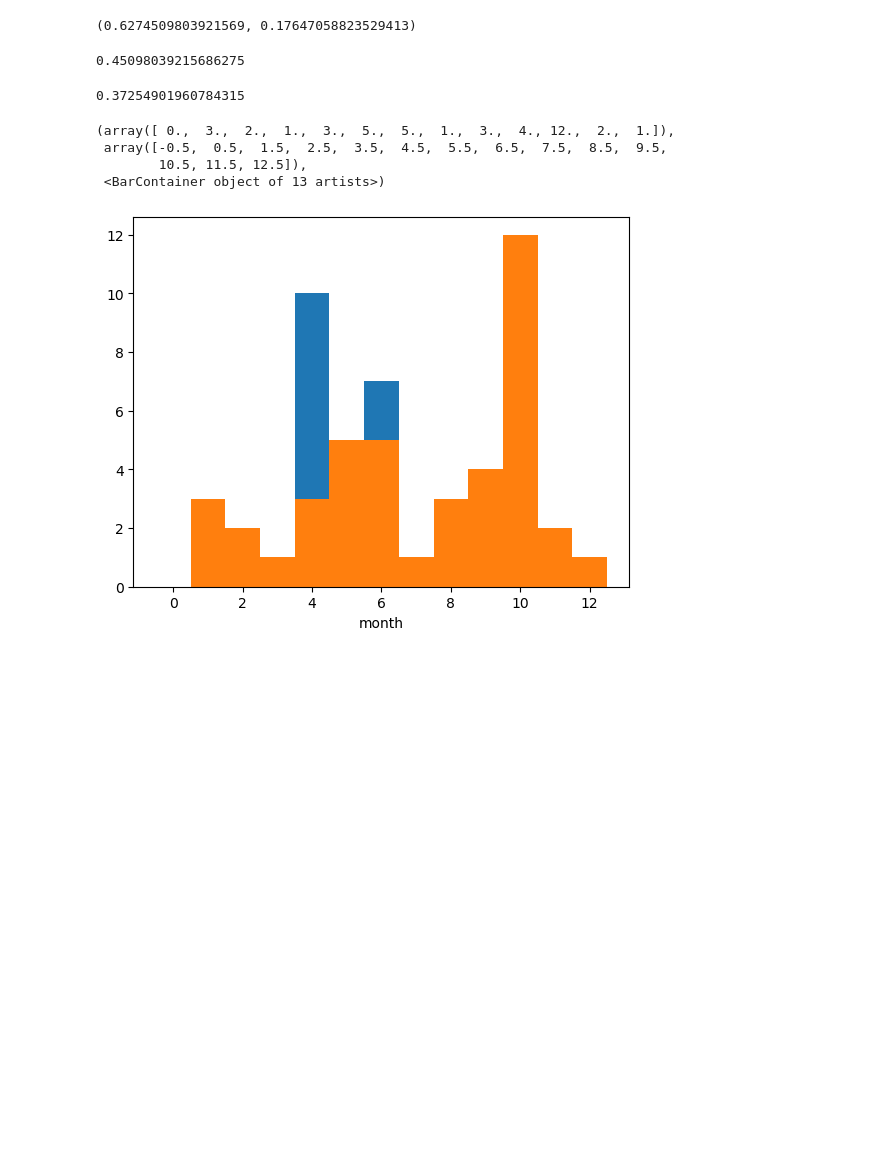
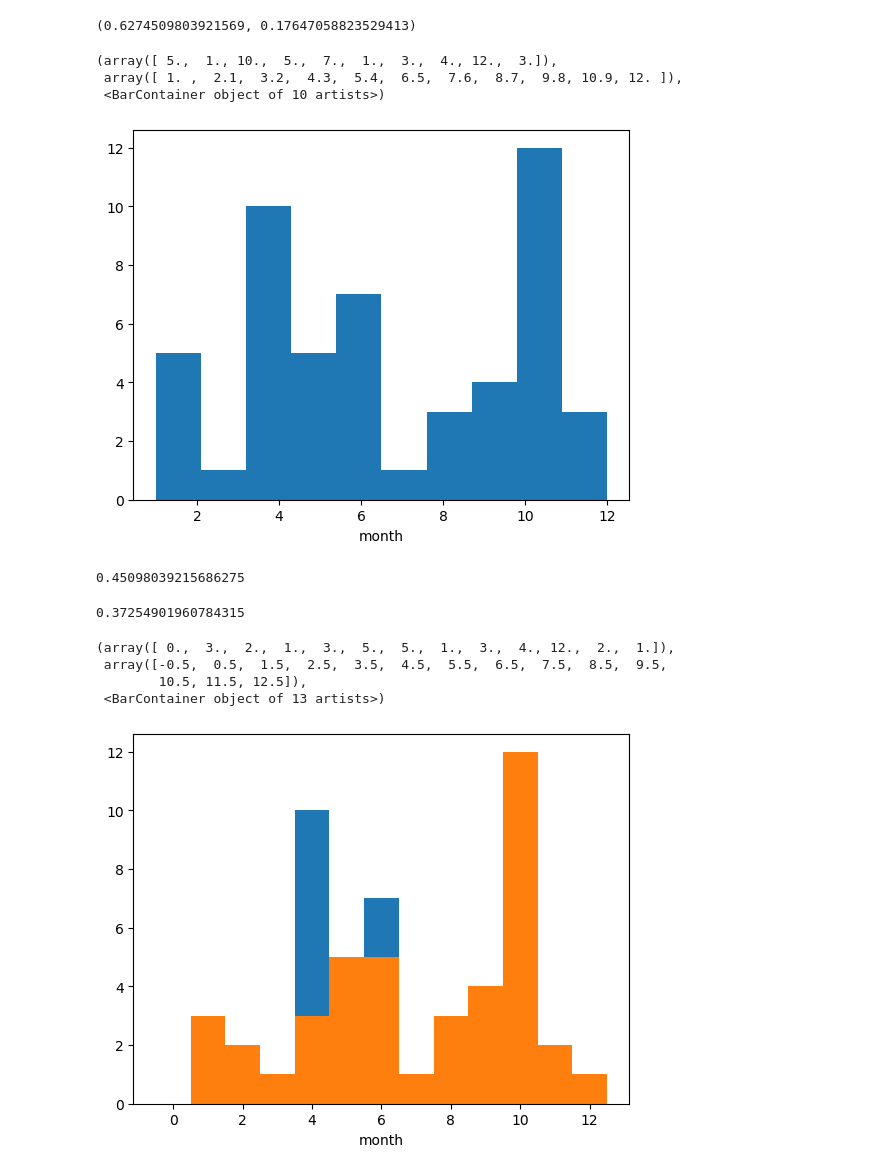
Before and after one commit to iuryt/swot_southbrazil_flooding, a Jupyter notebook: src/03-met_stations.ipynb, the cells around one changed output. Cells and saved outputs as stored; diff of their text form; code cells hidden in the pictures; blank space fills up the shorter version.

```diff
--- a/src/03-met_stations.ipynb
+++ b/src/03-met_stations.ipynb
@@ -310,3 +556,10 @@ ensoy["time"] = [datetime(year,6,15) for year in years]
 (ensoy.interp(time=da.time)>0.5).sum().values/da.time.size, (ensoy.interp(time=da.time)<-0.5).sum().values/da.time.size
 # %% [output]
 (0.6274509803921569, 0.17647058823529413)
+# %%
+da.time.dt.month.plot.hist()
+# %% [output]
+(array([ 5.,  1., 10.,  5.,  7.,  1.,  3.,  4., 12.,  3.]),
+ array([ 1. ,  2.1,  3.2,  4.3,  5.4,  6.5,  7.6,  8.7,  9.8, 10.9, 12. ]),
+ <BarContainer object of 10 artists>)
+[figure, added]
```
Also changed, not shown: parts of 15 cells of this notebook, 16 other files.
